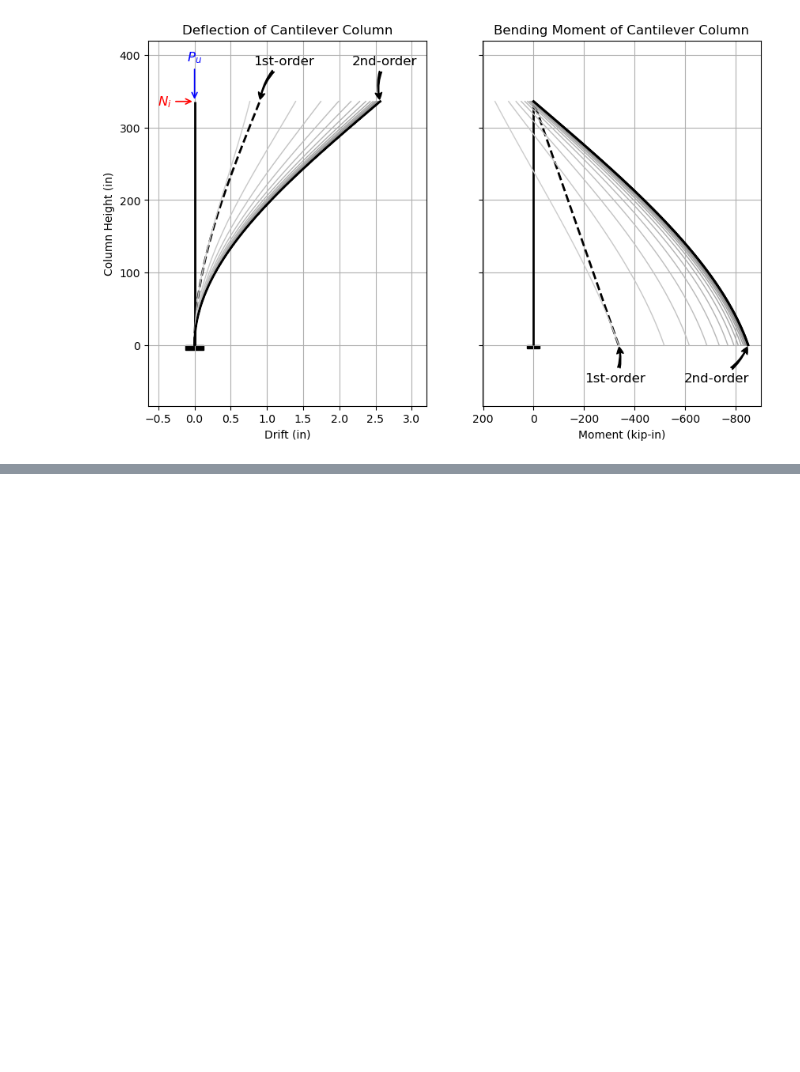
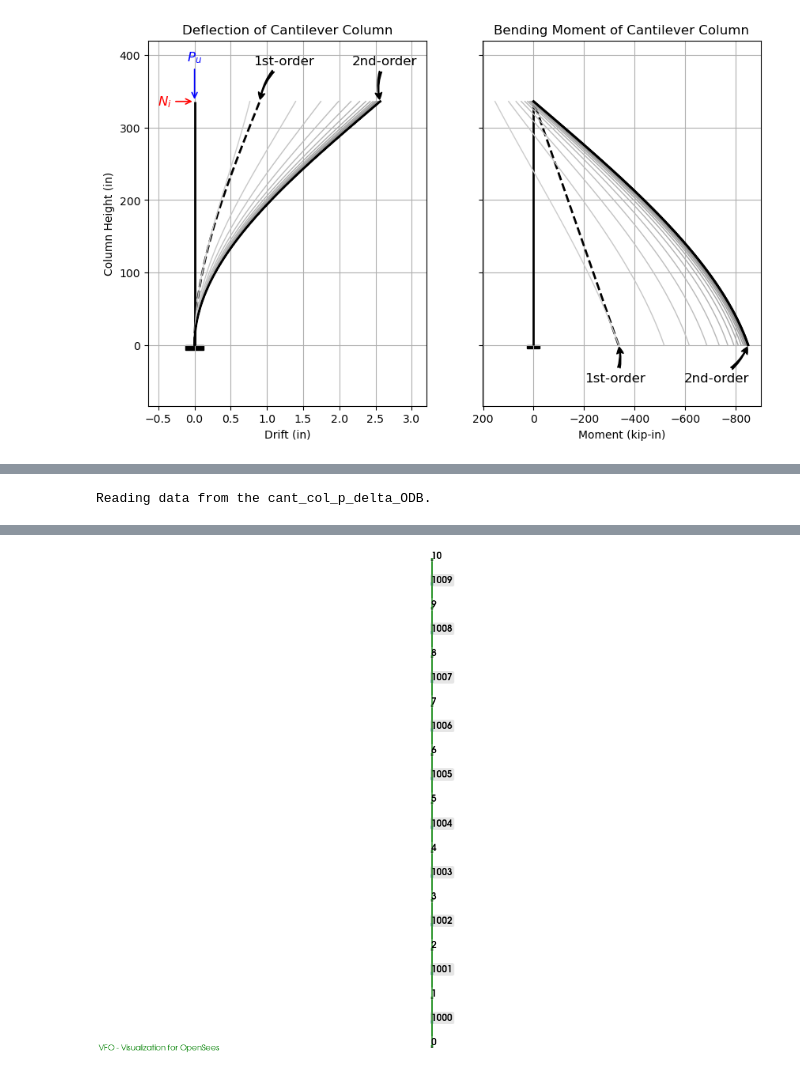
Before and after one commit to hkaragah/hkaragah.github.io, a Jupyter notebook: structure/cant_col_p_delta.ipynb, the cells around one changed output, grey strips where cells are left out. Saved outputs shown, nothing was run; the diff lists cells and outputs as text; code cells hidden in the pictures; blank space fills up the shorter version.

```diff
--- a/structure/cant_col_p_delta.ipynb
+++ b/structure/cant_col_p_delta.ipynb
@@ -633,0 +695,17 @@ plt.show()
+# %%
+vfo.plot_model(
+    model='cant_col_p_delta',
+    show_nodes="yes",
+    show_nodetags="yes",
+    show_eletags="yes",
+    font_size=14,
+    setview='3D',
+    elementgroups=None,
+    line_width=2,
+    filename='cant_col_p_delta')
+
+from IPython.display import Image, display
+
+display(Image(filename='cant_col_p_delta.png'))
+# %% [output]
+Reading data from the cant_col_p_delta_ODB.
@@ -633,0 +713 @@ plt.show()
+[figure, added]
```
Also changed, not shown: parts of 7 cells of this notebook, 21 other files.
